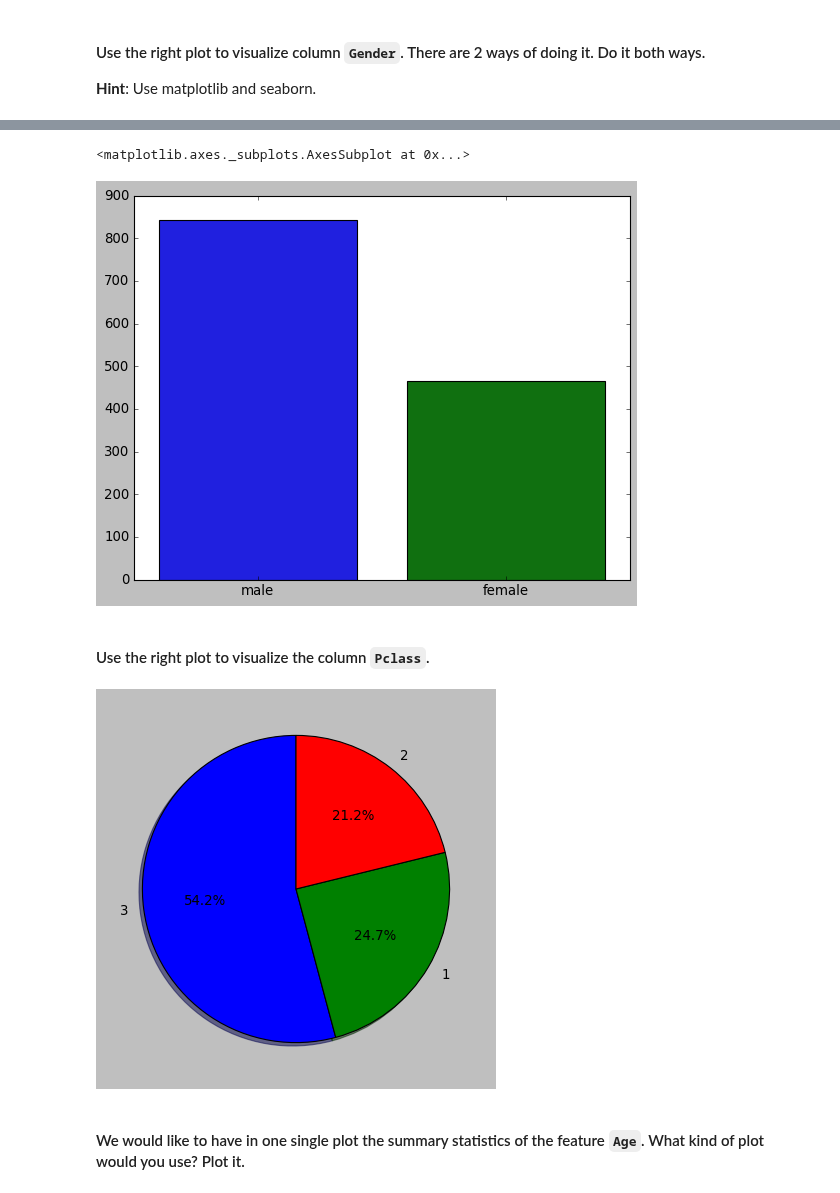
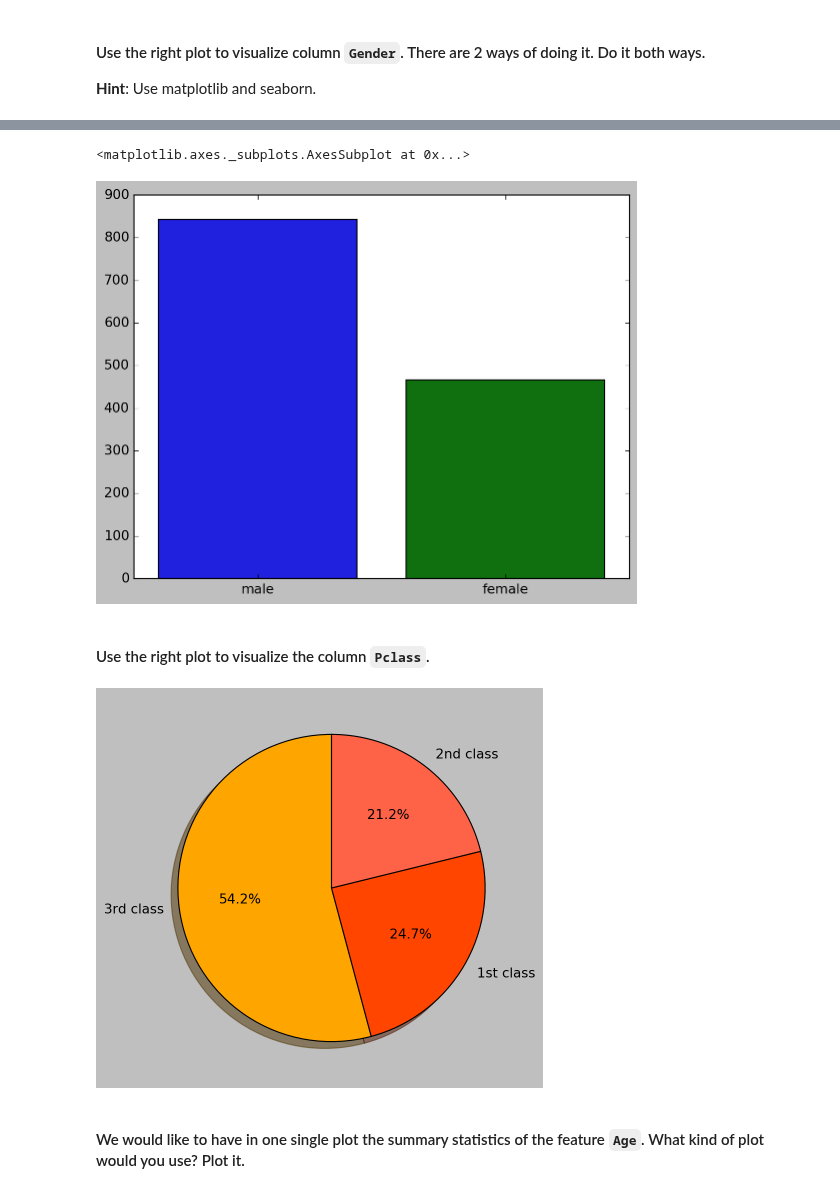
Before and after one commit to ta-data-lis/lab-matplotlib-seaborn, a Jupyter notebook: your-code/main.ipynb, the cells around one changed output, grey strips where cells are left out. Cells and saved outputs as stored; diff of their text form; code cells hidden in the pictures.

```diff
--- a/your-code/main.ipynb
+++ b/your-code/main.ipynb
@@ -9,6 +9,8 @@ import matplotlib.pyplot as plt
 import pandas as pd
 import numpy as np
 import seaborn as sns
+%config InlineBackend.figure_format ='retina'
+sns.set_palette("pastel")
 # %% [markdown]
 ## Challenge 1
 
@@ -255,16 +251,16 @@ plt.show()
 sns.barplot(gender_count.index, gender_count.values)
 # %% [output]
 <matplotlib.axes._subplots.AxesSubplot at 0x...>
-[figure, old version]
+[figure, new version]
 # %% [markdown]
 #### Use the right plot to visualize the column `Pclass`.
 # %%
 class_count = titanic['Pclass'].value_counts()
-label = ['3', '1', '2']
-plt.pie(class_count, labels=label, autopct='%1.1f%%', shadow=True, startangle=90)
+label = ['3rd class', '1st class', '2nd class']
+plt.pie(class_count, labels=label, colors = ['orange', 'orangered', 'tomato'] ,autopct='%1.1f%%', shadow=True, startangle=90)
 plt.show()
 # %% [output]
-[figure, old version]
+[figure, new version]
 # %% [markdown]
 #### We would like to have in one single plot the summary statistics of the feature `Age`. What kind of plot would you use? Plot it.
 # %%
```
Also changed, not shown: parts of 22 cells of this notebook.
